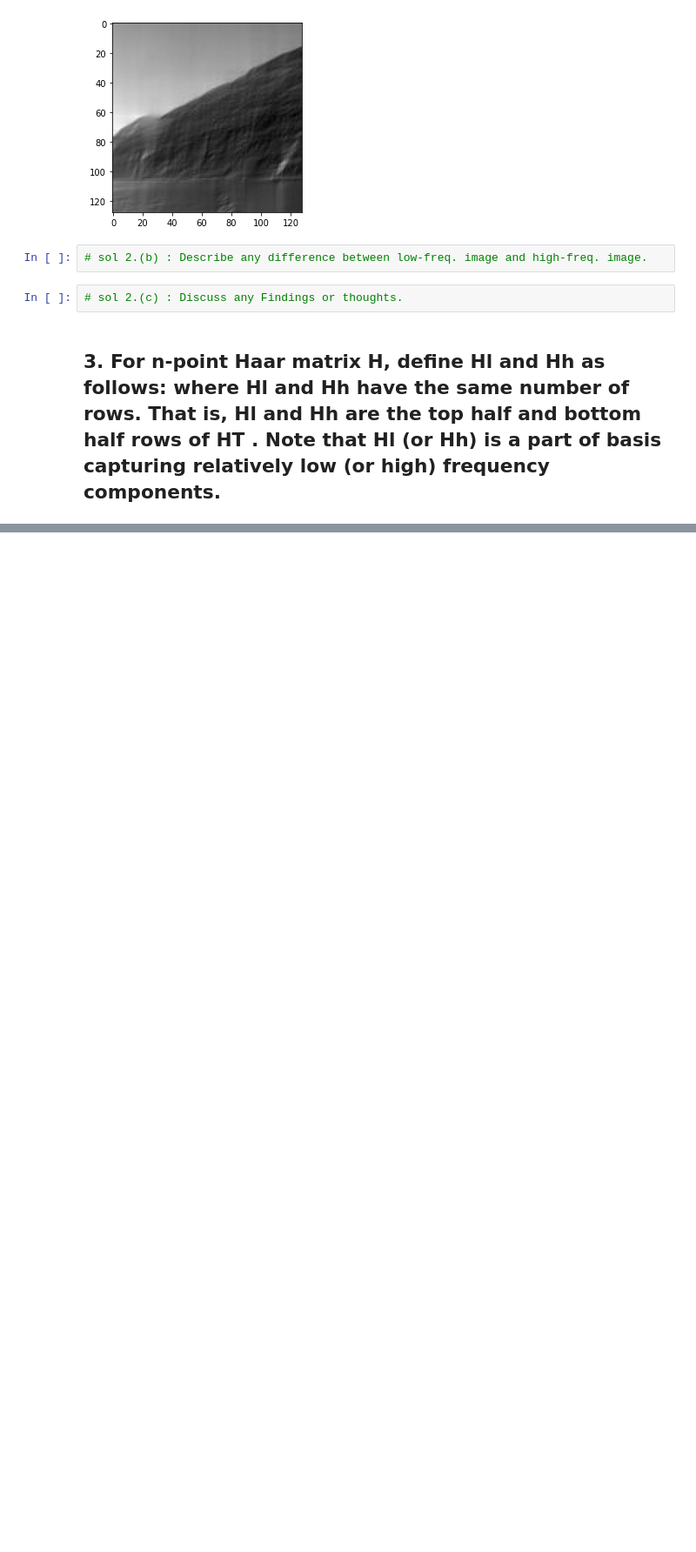
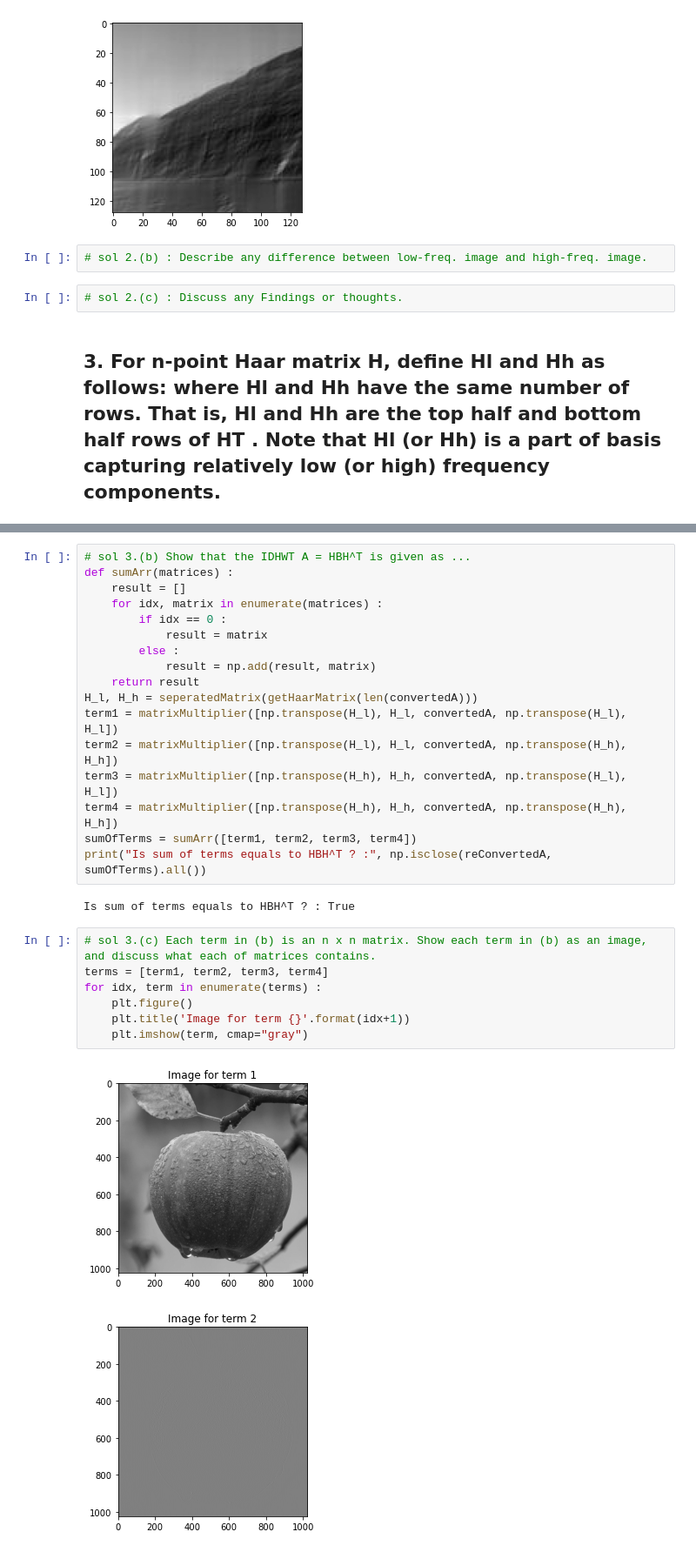
Before and after one commit to wooyounggggg/Linear-Algebra-project, a Jupyter notebook: ImageCompression/source/ImageCompression.ipynb, the cells around one changed output, grey strips where cells are left out. Shown at 87% size. Cells and saved outputs as stored; diff of their text form; blank space fills up the shorter version.

```diff
--- a/ImageCompression/source/ImageCompression.ipynb
+++ b/ImageCompression/source/ImageCompression.ipynb
@@ -234,0 +252,29 @@ True
+# %%
+# sol 3.(b) Show that the IDHWT A = HBH^T is given as ...
+def sumArr(matrices) :
+    result = []
+    for idx, matrix in enumerate(matrices) :
+        if idx == 0 :
+            result = matrix
+        else :
+            result = np.add(result, matrix)
+    return result
+H_l, H_h = seperatedMatrix(getHaarMatrix(len(convertedA)))
+term1 = matrixMultiplier([np.transpose(H_l), H_l, convertedA, np.transpose(H_l), H_l])
+term2 = matrixMultiplier([np.transpose(H_l), H_l, convertedA, np.transpose(H_h), H_h])
+term3 = matrixMultiplier([np.transpose(H_h), H_h, convertedA, np.transpose(H_l), H_l])
+term4 = matrixMultiplier([np.transpose(H_h), H_h, convertedA, np.transpose(H_h), H_h])
+sumOfTerms = sumArr([term1, term2, term3, term4])
+print("Is sum of terms equals to HBH^T ? :", np.isclose(reConvertedA, sumOfTerms).all())
+# %% [output]
+Is sum of terms equals to HBH^T ? : True
+# %%
+# sol 3.(c) Each term in (b) is an n x n matrix. Show each term in (b) as an image, and discuss what each of matrices contains.
+terms = [term1, term2, term3, term4]
+for idx, term in enumerate(terms) :
+    plt.figure()
+    plt.title('Image for term {}'.format(idx+1))
+    plt.imshow(term, cmap="gray")
+# %% [output]
+[figure, added]
+[figure, added]
```
Also changed, not shown: parts of 8 cells of this notebook.
